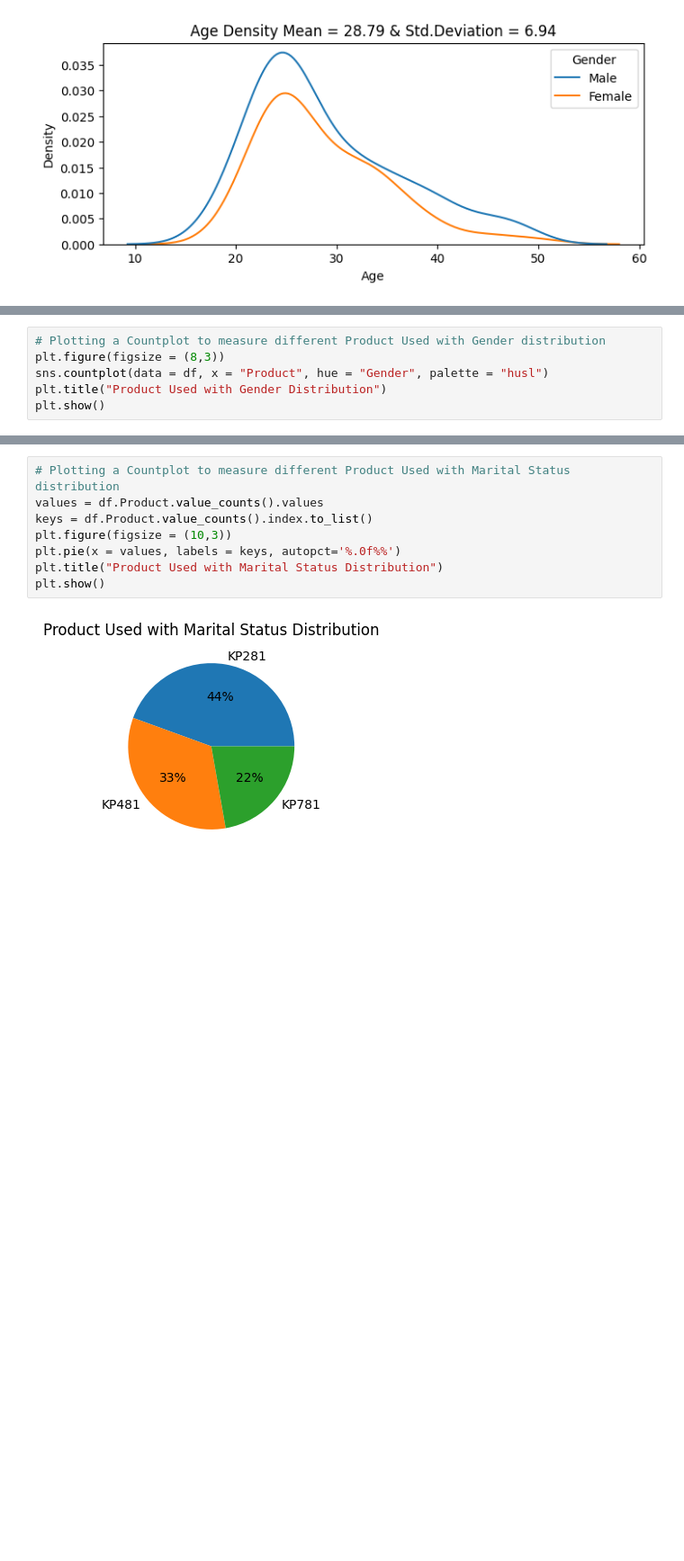
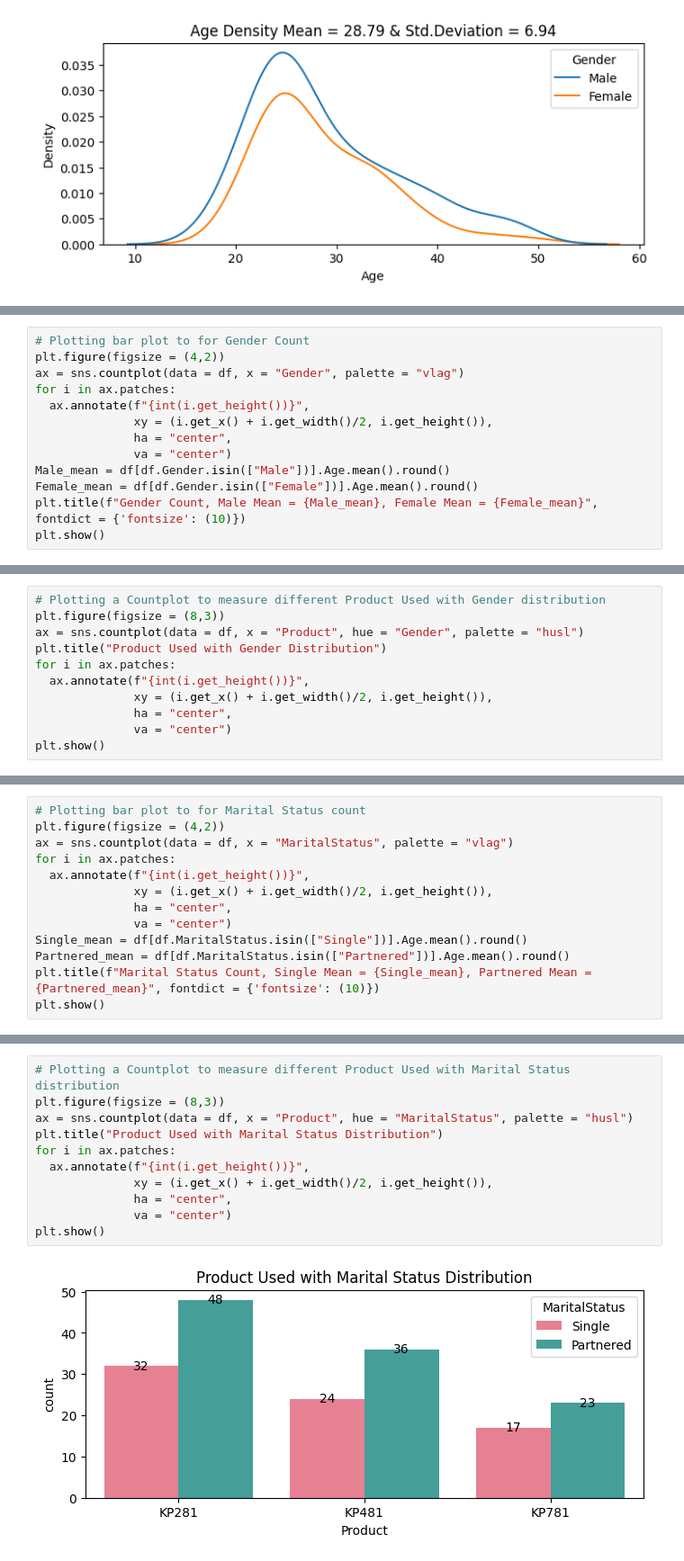
Before and after one commit to iamutkarshgoyal/Aerofit_Statistical_Analysis, a Jupyter notebook: Aerofit_Data_Analysis.ipynb, the cells around one changed output, grey strips where cells are left out. Shown at 90% size. Cells and saved outputs as stored; diff of their text form; blank space fills up the shorter version.

```diff
--- a/Aerofit_Data_Analysis.ipynb
+++ b/Aerofit_Data_Analysis.ipynb
@@ -159,0 +170,13 @@ plt.show()
+# %%
+# Plotting bar plot to for Gender Count
+plt.figure(figsize = (4,2))
+ax = sns.countplot(data = df, x = "Gender", palette = "vlag")
+for i in ax.patches:
+  ax.annotate(f"{int(i.get_height())}",
+              xy = (i.get_x() + i.get_width()/2, i.get_height()),
+              ha = "center",
+              va = "center")
+Male_mean = df[df.Gender.isin(["Male"])].Age.mean().round()
+Female_mean = df[df.Gender.isin(["Female"])].Age.mean().round()
+plt.title(f"Gender Count, Male Mean = {Male_mean}, Female Mean = {Female_mean}", fontdict = {'fontsize': (10)})
+plt.show()
@@ -160,7 +187,12 @@ plt.show()
 # %%
 # Plotting a Countplot to measure different Product Used with Gender distribution
 plt.figure(figsize = (8,3))
-sns.countplot(data = df, x = "Product", hue = "Gender", palette = "husl")
+ax = sns.countplot(data = df, x = "Product", hue = "Gender", palette = "husl")
 plt.title("Product Used with Gender Distribution")
+for i in ax.patches:
+  ax.annotate(f"{int(i.get_height())}",
+              xy = (i.get_x() + i.get_width()/2, i.get_height()),
+              ha = "center",
+              va = "center")
 plt.show()
 # %% [output]
@@ -173,0 +246,13 @@ There is huge difference in Product KP781 which was mostly used by Male than Fem
+# %%
+# Plotting bar plot to for Marital Status count
+plt.figure(figsize = (4,2))
+ax = sns.countplot(data = df, x = "MaritalStatus", palette = "vlag")
+for i in ax.patches:
+  ax.annotate(f"{int(i.get_height())}",
+              xy = (i.get_x() + i.get_width()/2, i.get_height()),
+              ha = "center",
+              va = "center")
+Single_mean = df[df.MaritalStatus.isin(["Single"])].Age.mean().round()
+Partnered_mean = df[df.MaritalStatus.isin(["Partnered"])].Age.mean().round()
+plt.title(f"Marital Status Count, Single Mean = {Single_mean}, Partnered Mean = {Partnered_mean}", fontdict = {'fontsize': (10)})
+plt.show()
@@ -174,10 +261,13 @@ There is huge difference in Product KP781 which was mostly used by Male than Fem
 # %%
 # Plotting a Countplot to measure different Product Used with Marital Status distribution
-values = df.Product.value_counts().values
-keys = df.Product.value_counts().index.to_list()
-plt.figure(figsize = (10,3))
-plt.pie(x = values, labels = keys, autopct='%.0f%%')
+plt.figure(figsize = (8,3))
+ax = sns.countplot(data = df, x = "Product", hue = "MaritalStatus", palette = "husl")
 plt.title("Product Used with Marital Status Distribution")
+for i in ax.patches:
+  ax.annotate(f"{int(i.get_height())}",
+              xy = (i.get_x() + i.get_width()/2, i.get_height()),
+              ha = "center",
+              va = "center")
 plt.show()
 # %% [output]
-[figure, old version]
+[figure, new version]
```
Also changed, not shown: parts of 30 cells of this notebook.
